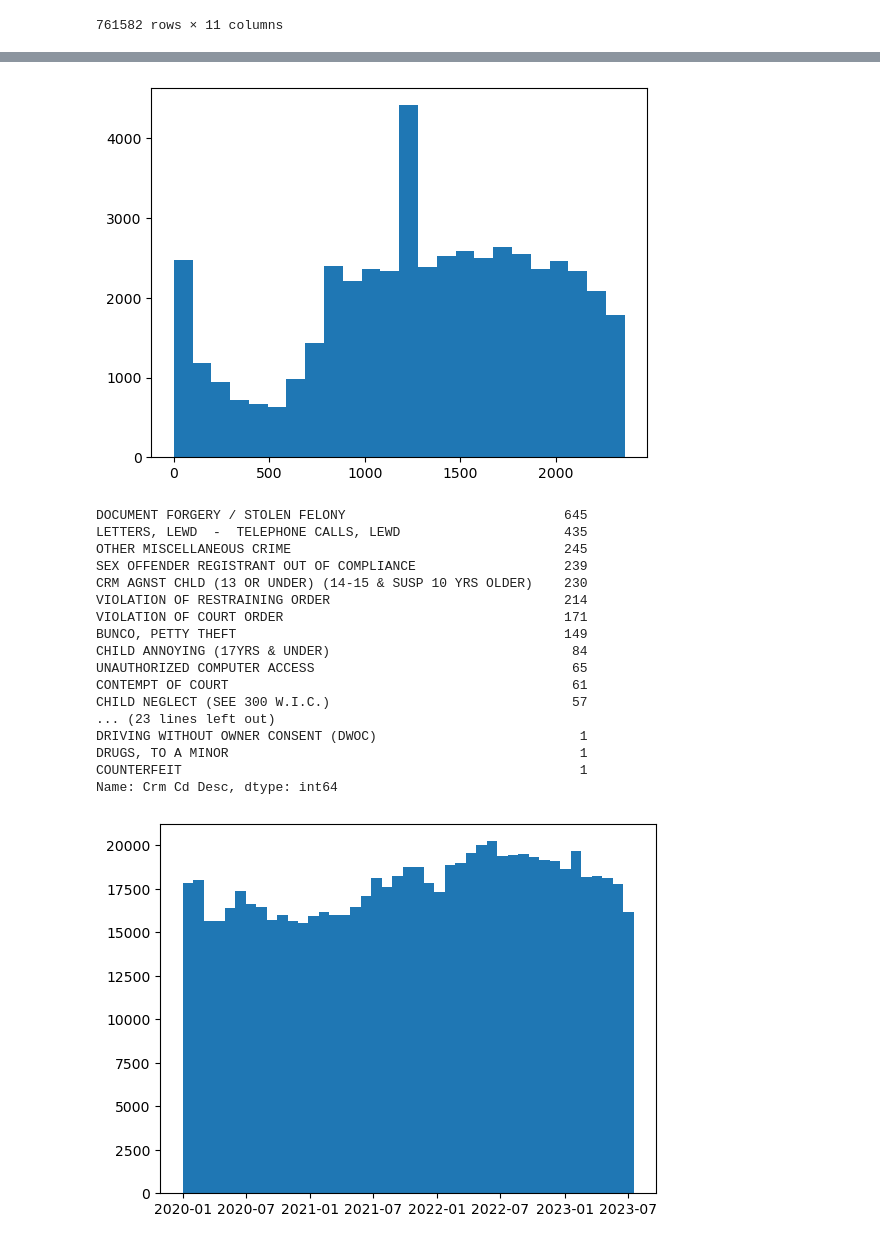
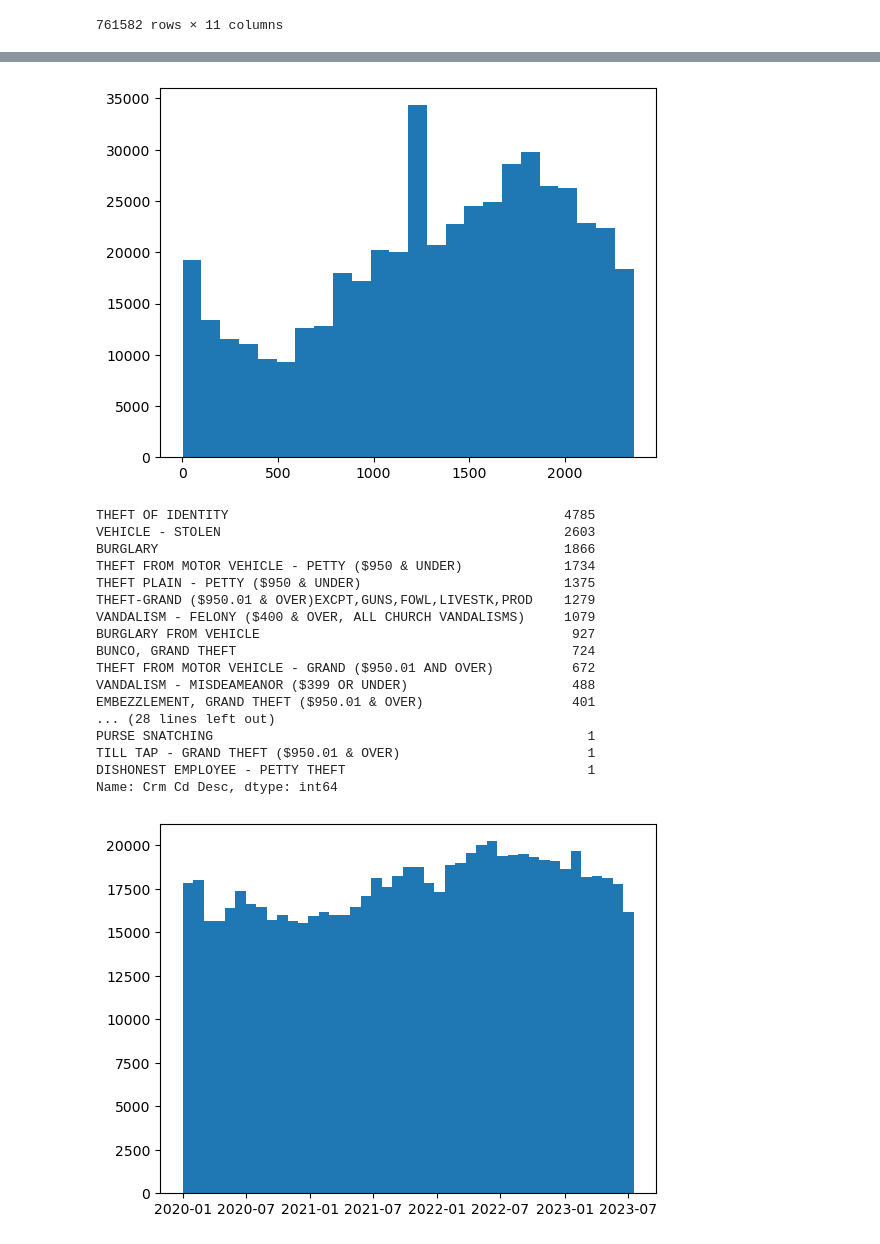
Before and after one commit to rpearce1/LA-Crime, a Jupyter notebook: LA_Crime.ipynb, the cells around one changed output, grey strips where cells are left out. Drawn from its saved outputs; the diff is of its cells as text; code cells hidden in the pictures.

Commit message:
fixed cell order

```diff
--- a/LA_Crime.ipynb
+++ b/LA_Crime.ipynb
@@ -108,31 +188,31 @@ Timestamp('2020-01-08 22:30:00')
 # %%
-crime_type_df = crime_df[(crime_df['type'] == 'other')]# & (crime_df['TIME OCC'] != 1200)]
+crime_type_df = crime_df[(crime_df['type'] == 'property')]# & (crime_df['TIME OCC'] != 1200)]
 plt.hist(crime_type_df['TIME OCC'],24)
 #plt.hist(crime_df['dt'].time())
 plt.show()
 #statistics.mode(crime_df['TIME OCC'])
 #plt.hist(crime_df.loc[(crime_df['TIME OCC'] >= 1200) & (crime_df['TIME OCC'] < 1300),'TIME OCC'])
 #peaks at 12 and 6
 #time of violent crimes would likely be more well known
 crime_type_df.loc[crime_type_df['TIME OCC'] == 1200,'Crm Cd Desc'].value_counts()
 # %% [output]
-[figure, old version]
+[figure, new version]
-DOCUMENT FORGERY / STOLEN FELONY                            645
-LETTERS, LEWD  -  TELEPHONE CALLS, LEWD                     435
-OTHER MISCELLANEOUS CRIME                                   245
-SEX OFFENDER REGISTRANT OUT OF COMPLIANCE                   239
-CRM AGNST CHLD (13 OR UNDER) (14-15 & SUSP 10 YRS OLDER)    230
-VIOLATION OF RESTRAINING ORDER                              214
-VIOLATION OF COURT ORDER                                    171
-BUNCO, PETTY THEFT                                          149
-CHILD ANNOYING (17YRS & UNDER)                               84
-UNAUTHORIZED COMPUTER ACCESS                                 65
-CONTEMPT OF COURT                                            61
-CHILD NEGLECT (SEE 300 W.I.C.)                               57
-... (23 lines left out)
-DRIVING WITHOUT OWNER CONSENT (DWOC)                          1
-DRUGS, TO A MINOR                                             1
-COUNTERFEIT                                                   1
+THEFT OF IDENTITY                                           4785
+VEHICLE - STOLEN                                            2603
+BURGLARY                                                    1866
+THEFT FROM MOTOR VEHICLE - PETTY ($950 & UNDER)             1734
+THEFT PLAIN - PETTY ($950 & UNDER)                          1375
+THEFT-GRAND ($950.01 & OVER)EXCPT,GUNS,FOWL,LIVESTK,PROD    1279
+VANDALISM - FELONY ($400 & OVER, ALL CHURCH VANDALISMS)     1079
+BURGLARY FROM VEHICLE                                        927
+BUNCO, GRAND THEFT                                           724
+THEFT FROM MOTOR VEHICLE - GRAND ($950.01 AND OVER)          672
+VANDALISM - MISDEAMEANOR ($399 OR UNDER)                     488
+EMBEZZLEMENT, GRAND THEFT ($950.01 & OVER)                   401
+... (28 lines left out)
+PURSE SNATCHING                                                1
+TILL TAP - GRAND THEFT ($950.01 & OVER)                        1
+DISHONEST EMPLOYEE - PETTY THEFT                               1
 Name: Crm Cd Desc, dtype: int64
 # %%
 plt.hist(crime_df['dt'],43)
```
Also changed, not shown: parts of 6 cells of this notebook.
